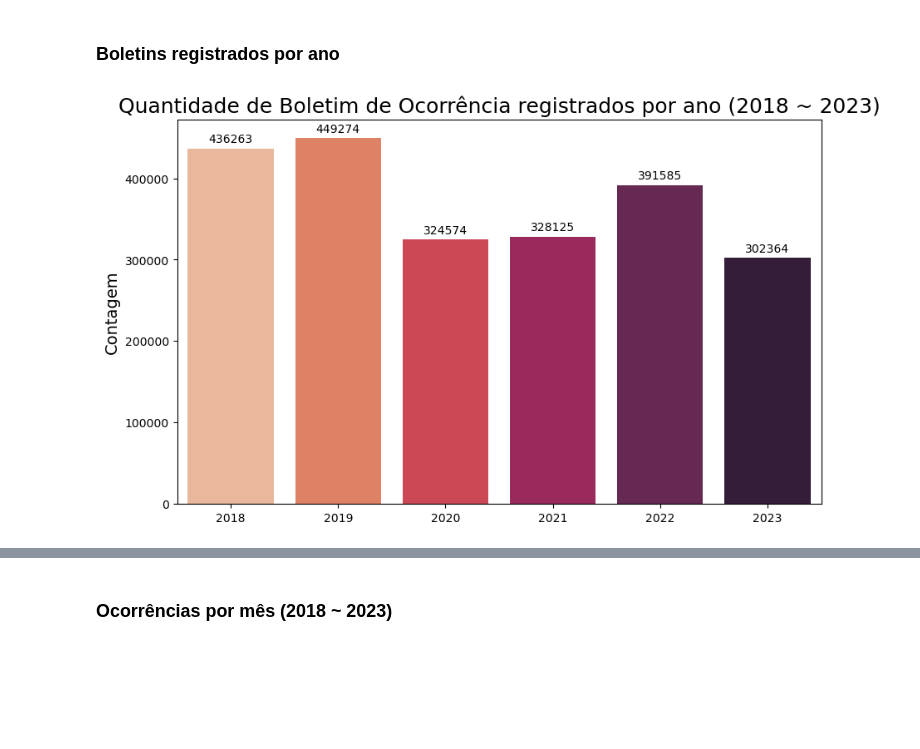
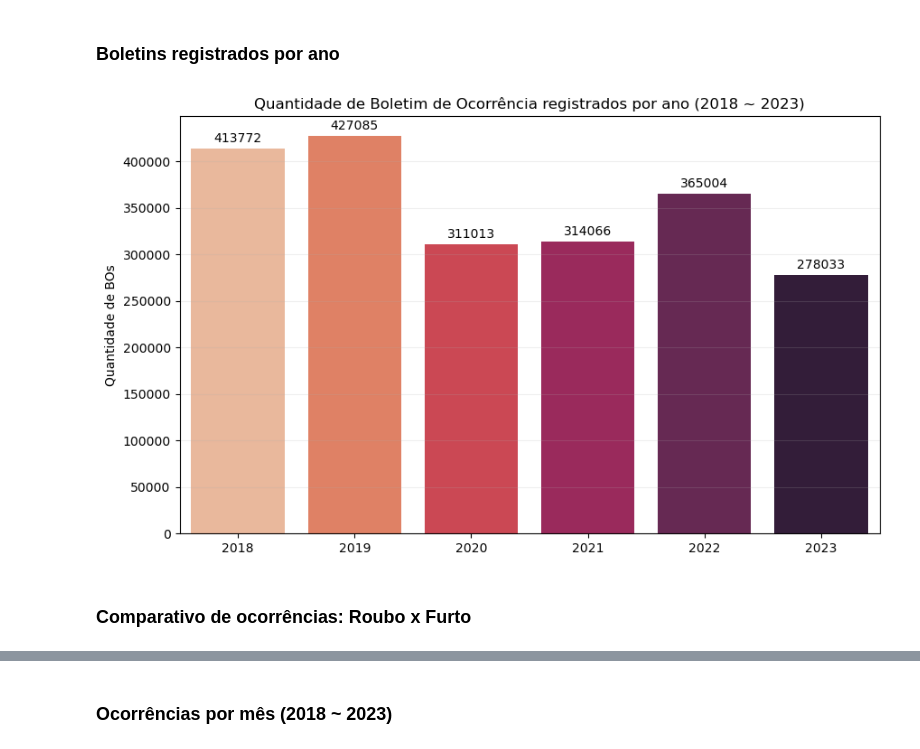
Before and after one commit to anderdot/previsao-crimes, a Jupyter notebook: Analises/Modelo Preditiva.ipynb, the cells around one changed output, grey strips where cells are left out. Saved outputs shown, nothing was run; the diff lists cells and outputs as text; code cells hidden in the pictures; blank space fills up the shorter version.

```diff
--- a/Analises/Modelo Preditiva.ipynb
+++ b/Analises/Modelo Preditiva.ipynb
@@ -136,7 +137,6 @@ dados['data_ocorrencia'] = pd.to_datetime(dados['data_ocorrencia'])
 dados['hora_ocorrencia'] = pd.to_datetime(dados['hora_ocorrencia'], format='%H:%M:%S').dt.time
 
 # Convertendo para inteiro as colunas que são números inteiros.
-dados['numero'] = dados['numero'].fillna(0).astype(int)
 dados['id_cidade'] = dados['id_cidade'].fillna(0).astype(int)
 dados['idade'] = dados['idade'].fillna(0).astype(int)
 # %% [markdown]
@@ -160,7 +160,10 @@ def categorizar_horas(hora):
         return 'HORA INCERTA'
 
 # Aplicando a função para categorizar as horas da ocorrência corretamente na coluna "periodoOcorrencia"
-dados['periodo_ocorrencia_corrigido'] = dados['hora_ocorrencia'].apply(categorizar_horas)
+dados['periodo_dia_ocorrencia'] = dados['hora_ocorrencia'].apply(categorizar_horas)
+# %%
+# Deletando colunas que não serão utilizadas na análise.
+dados.drop(columns=['id_categoria', 'numero_boletim_principal', 'id_arquivo', 'logradouro', 'numero', 'profissao', 'rubrica'], inplace=True)
 # %%
 # Deletando os dados duplicados.
 dados.drop_duplicates(inplace=True)
@@ -192,6 +195,6 @@ memory usage: 587.5+ MB
 ### Separando as dataframes: dados_ocorrencias, dados_vitimas e dados_celular
 # %%
 # Dividir o DataFrame em três partes com base nas colunas.
-dados_ocorrencias = dados.iloc[:, :26]
-dados_vitimas = dados.iloc[:, 26:32]
-dados_celular = dados.iloc[:, 32:35]
+dados_ocorrencias = dados.iloc[:, :21]
+dados_vitimas = dados.iloc[:, 21:26]
+dados_celular = dados.iloc[:, 26:27]
@@ -223,24 +242,25 @@ sns.set_palette("rocket_r")
 # %%
 # Contar a quantidade de BO registrados por ano.
 contagem = dados_ocorrencias['boletim_emitido'].dt.year.value_counts().sort_index()
 
 # Gerando o gráfico.
 fig, ax = plt.subplots(figsize=(10,6))
 ax = sns.barplot(x=contagem.index, y=contagem.values)
-ax.set_title('Quantidade de Boletim de Ocorrência registrados por ano (2018 ~ 2023)', loc='center', fontsize=18)
-ax.set_xlabel('')
-ax.set_ylabel('Contagem', fontsize=14)
+ax.set(title='Quantidade de Boletim de Ocorrência registrados por ano (2018 ~ 2023)', xlabel='', ylabel='Quantidade de BOs')
 # Adicionando labels aos valores das barras.
 for p in ax.patches:
     ax.annotate(format(p.get_height(), '.0f'),
                 (p.get_x() + p.get_width() / 2., p.get_height()),
                 ha = 'center', va = 'center',
                 xytext = (0, 8),
                 textcoords = 'offset points')
+ax.grid(axis='y', alpha=0.2)
 fig = plt.gcf()
 plt.show()
 
 # Salvando o gráfico na pasta Graficos.
 fig.savefig('Graficos/quantidade_BO_ano.png', transparent=False, dpi=300, bbox_inches='tight')
 # %% [output]
-[figure, old version]
+[figure, new version]
+# %% [markdown]
+### Comparativo de ocorrências: Roubo x Furto
```
Also changed, not shown: parts of 56 cells of this notebook, 15 other files.
